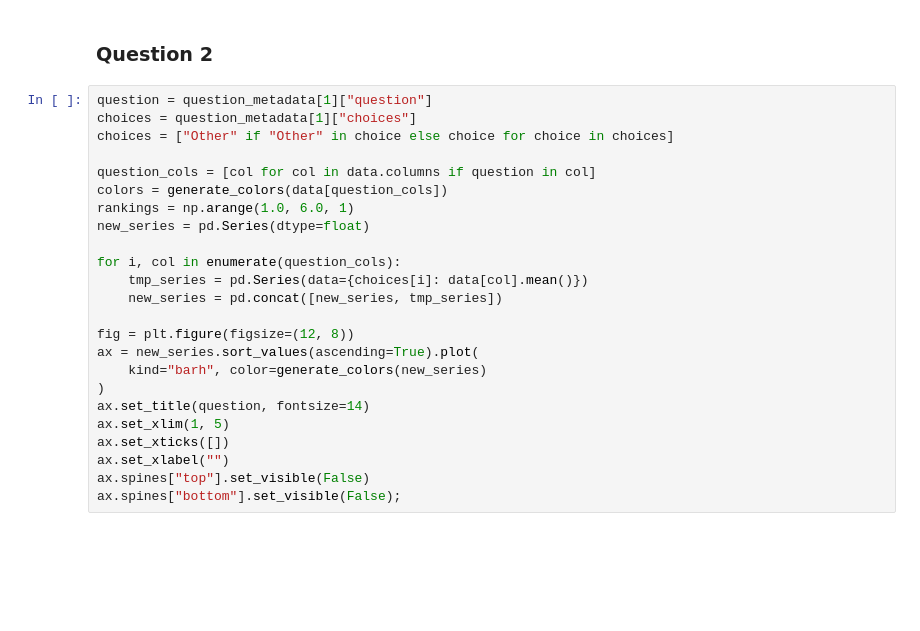
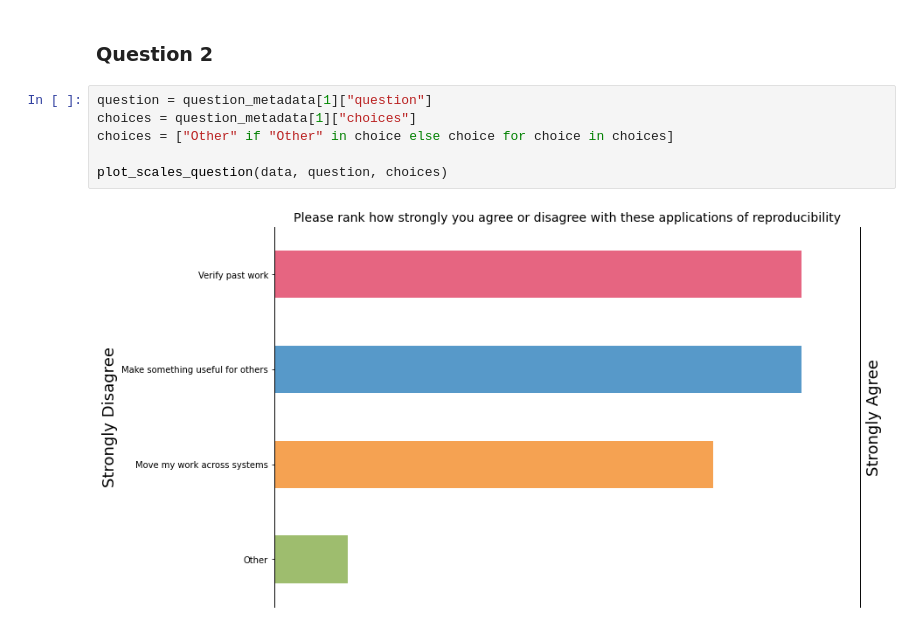
Before and after one commit to sgibson91/ssi-fellowship, a Jupyter notebook: cw22-survey/code/analysis/analyse-survey-results.ipynb, the cells around one changed output. Cells and saved outputs as stored; diff of their text form; blank space fills up the shorter version.

```diff
--- a/cw22-survey/code/analysis/analyse-survey-results.ipynb
+++ b/cw22-survey/code/analysis/analyse-survey-results.ipynb
@@ -60,24 +98,8 @@ plt.show();
 # %%
 question = question_metadata[1]["question"]
 choices = question_metadata[1]["choices"]
 choices = ["Other" if "Other" in choice else choice for choice in choices]
 
-question_cols = [col for col in data.columns if question in col]
-colors = generate_colors(data[question_cols])
-rankings = np.arange(1.0, 6.0, 1)
-new_series = pd.Series(dtype=float)
-
-for i, col in enumerate(question_cols):
-    tmp_series = pd.Series(data={choices[i]: data[col].mean()})
-    new_series = pd.concat([new_series, tmp_series])
-
-fig = plt.figure(figsize=(12, 8))
-ax = new_series.sort_values(ascending=True).plot(
-    kind="barh", color=generate_colors(new_series)
-)
-ax.set_title(question, fontsize=14)
-ax.set_xlim(1, 5)
-ax.set_xticks([])
-ax.set_xlabel("")
-ax.spines["top"].set_visible(False)
-ax.spines["bottom"].set_visible(False);
+plot_scales_question(data, question, choices)
+# %% [output]
+[figure, added]
```
Also changed, not shown: parts of 6 cells of this notebook.
